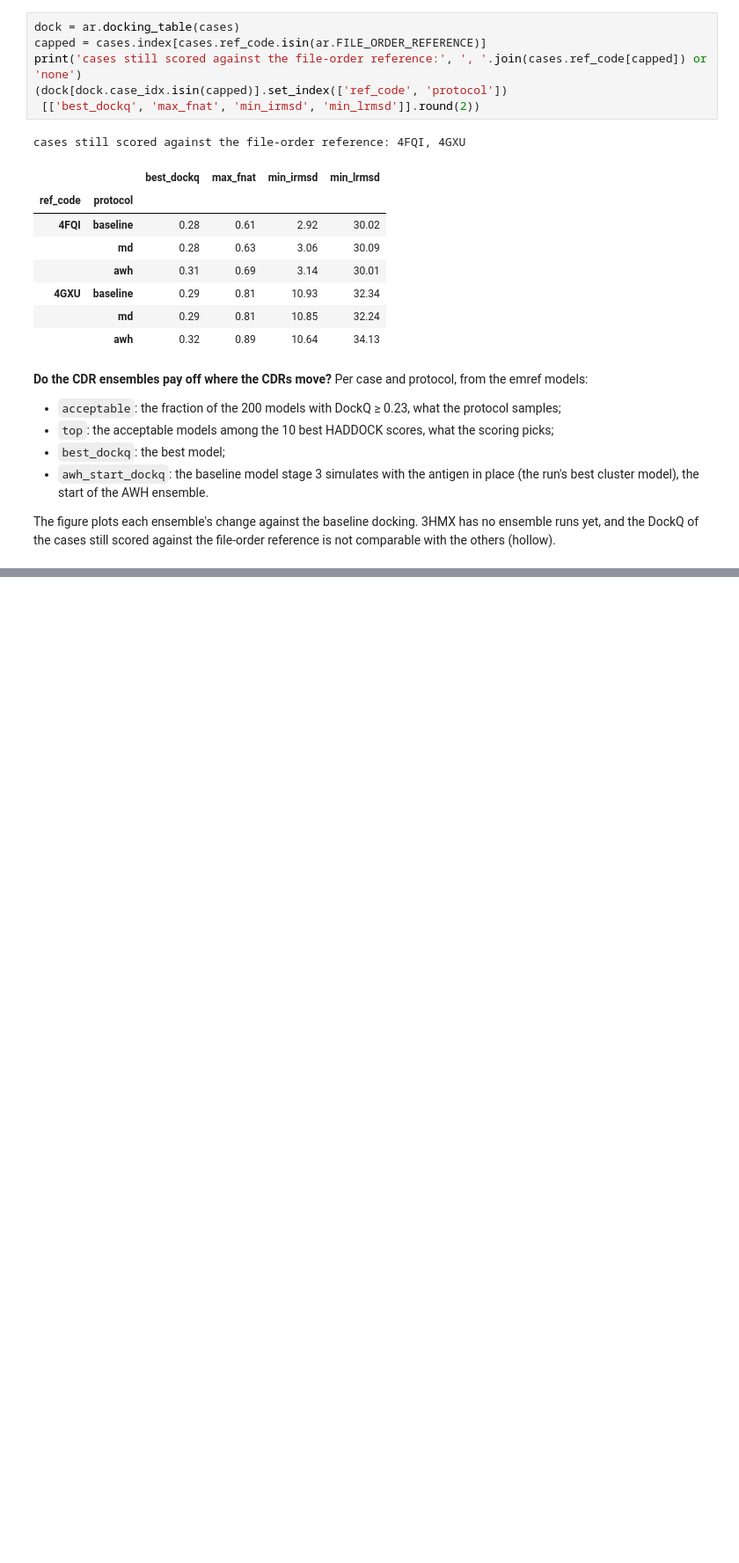
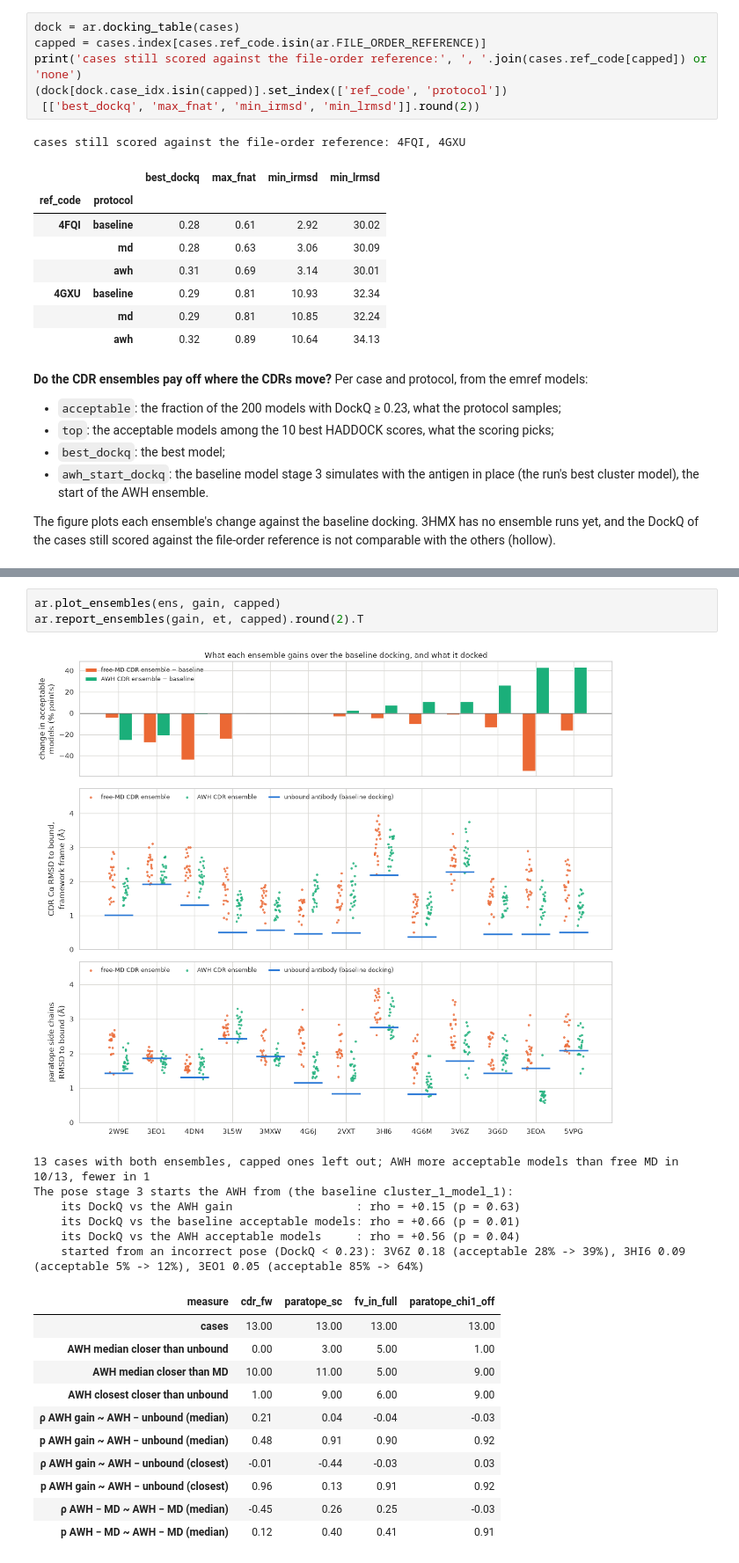
Before and after one commit to RubenChM/biobb_wf_antibody, a Jupyter notebook: biobb_wf_antibody/notebooks/exploration/ab_rmsds.ipynb, the cells around one changed output, grey strips where cells are left out. Shown at 88% size. Saved outputs shown, nothing was run; the diff lists cells and outputs as text; blank space fills up the shorter version.

```diff
--- a/biobb_wf_antibody/notebooks/exploration/ab_rmsds.ipynb
+++ b/biobb_wf_antibody/notebooks/exploration/ab_rmsds.ipynb
@@ -450,0 +528,22 @@ cases whose reference caps DockQ (their DockQ is not comparable): 4FQI, 4GXU
+# %%
+ar.plot_ensembles(ens, gain, capped)
+ar.report_ensembles(gain, et, capped).round(2).T
+# %% [output]
+[figure, added]
+13 cases with both ensembles, capped ones left out; AWH more acceptable models than free MD in 10/13, fewer in 1
+The pose stage 3 starts the AWH from (the baseline cluster_1_model_1):
+    its DockQ vs the AWH gain                  : rho = +0.15 (p = 0.63)
+    its DockQ vs the baseline acceptable models: rho = +0.66 (p = 0.01)
+    its DockQ vs the AWH acceptable models     : rho = +0.56 (p = 0.04)
+    started from an incorrect pose (DockQ < 0.23): 3V6Z 0.18 (acceptable 28% -> 39%), 3HI6 0.09 (acceptable 5% -> 12%), 3EO1 0.05 (acceptable 85% -> 64%)
+| measure | cdr_fw | paratope_sc | fv_in_full | paratope_chi1_off |
+| cases | 13.00 | 13.00 | 13.00 | 13.00 |
+| AWH median closer than unbound | 0.00 | 3.00 | 5.00 | 1.00 |
+| AWH median closer than MD | 10.00 | 11.00 | 5.00 | 9.00 |
+| AWH closest closer than unbound | 1.00 | 9.00 | 6.00 | 9.00 |
+| ρ AWH gain ~ AWH − unbound (median) | 0.21 | 0.04 | -0.04 | -0.03 |
+| p AWH gain ~ AWH − unbound (median) | 0.48 | 0.91 | 0.90 | 0.92 |
+| ρ AWH gain ~ AWH − unbound (closest) | -0.01 | -0.44 | -0.03 | 0.03 |
+| p AWH gain ~ AWH − unbound (closest) | 0.96 | 0.13 | 0.91 | 0.92 |
+| ρ AWH − MD ~ AWH − MD (median) | -0.45 | 0.26 | 0.25 | -0.03 |
+| p AWH − MD ~ AWH − MD (median) | 0.12 | 0.40 | 0.41 | 0.91 |
```
Also changed, not shown: parts of 14 cells of this notebook, 1 other file.
